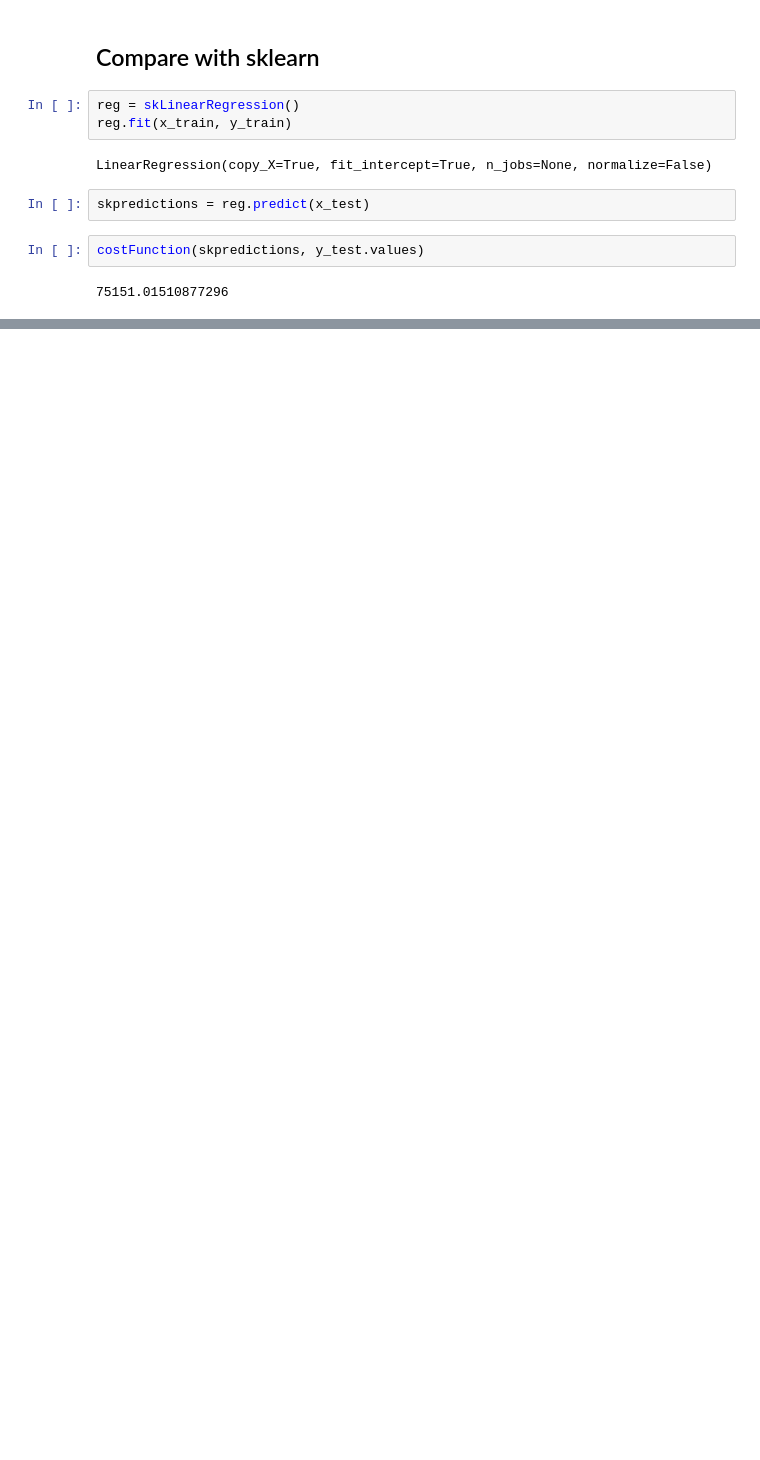
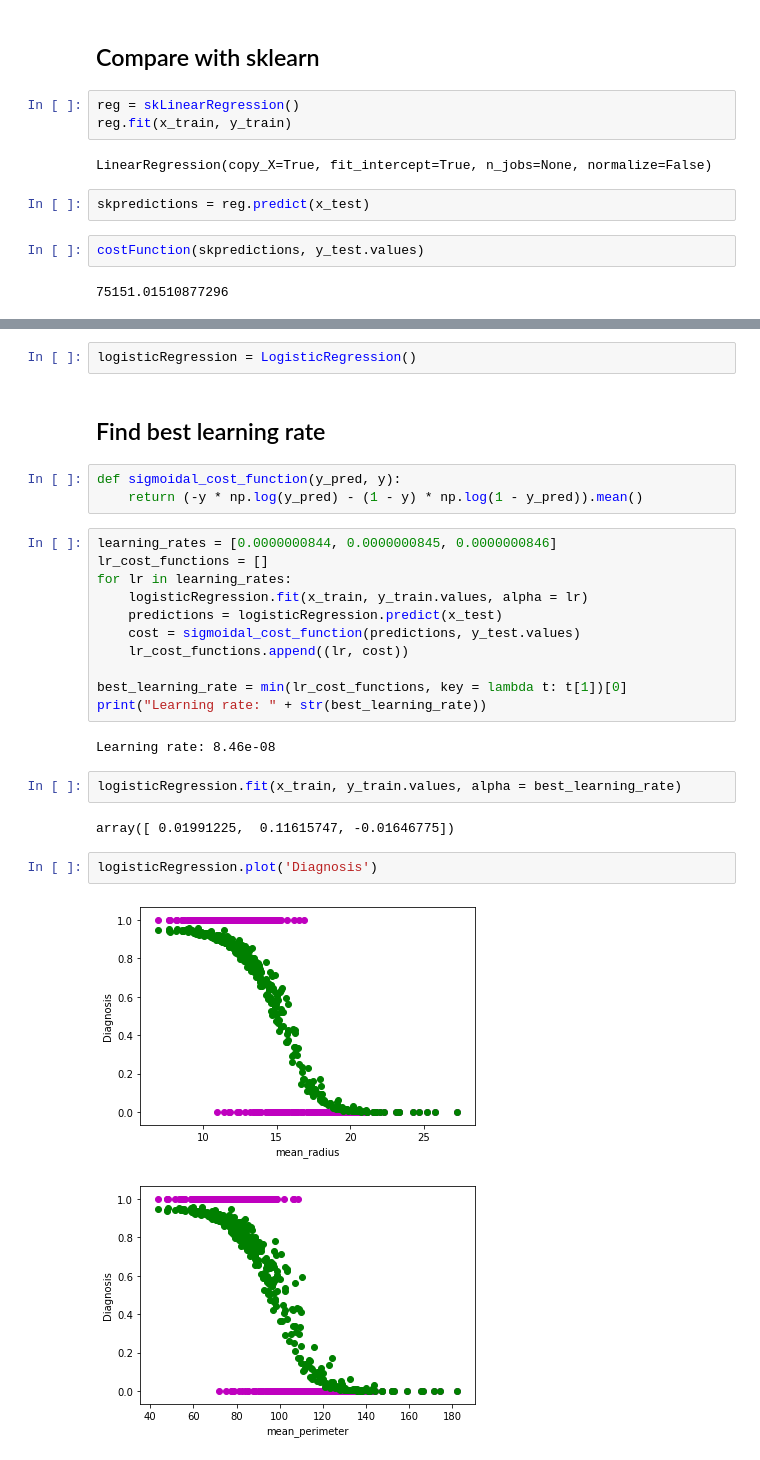
Before and after one commit to luisespriella9/ML-Algorithms, a Jupyter notebook: Linear and Logistic Regression.ipynb, the cells around one changed output, grey strips where cells are left out. Drawn from its saved outputs; the diff is of its cells as text; blank space fills up the shorter version.

```diff
--- a/Linear Regression.ipynb
+++ b/Linear and Logistic Regression.ipynb
@@ -412,0 +521,29 @@ costFunction(skpredictions, y_test.values)
+# %%
+logisticRegression = LogisticRegression()
+# %% [markdown]
+## Find best learning rate
+# %%
+def sigmoidal_cost_function(y_pred, y):
+    return (-y * np.log(y_pred) - (1 - y) * np.log(1 - y_pred)).mean()
+# %%
+learning_rates = [0.0000000844, 0.0000000845, 0.0000000846]
+lr_cost_functions = []
+for lr in learning_rates:
+    logisticRegression.fit(x_train, y_train.values, alpha = lr)
+    predictions = logisticRegression.predict(x_test)
+    cost = sigmoidal_cost_function(predictions, y_test.values)
+    lr_cost_functions.append((lr, cost))
+
+best_learning_rate = min(lr_cost_functions, key = lambda t: t[1])[0]
+print("Learning rate: " + str(best_learning_rate))
+# %% [output]
+Learning rate: 8.46e-08
+# %%
+logisticRegression.fit(x_train, y_train.values, alpha = best_learning_rate)
+# %% [output]
+array([ 0.01991225,  0.11615747, -0.01646775])
+# %%
+logisticRegression.plot('Diagnosis')
+# %% [output]
+[figure, added]
+[figure, added]
```
Also changed, not shown: parts of 24 cells of this notebook.
